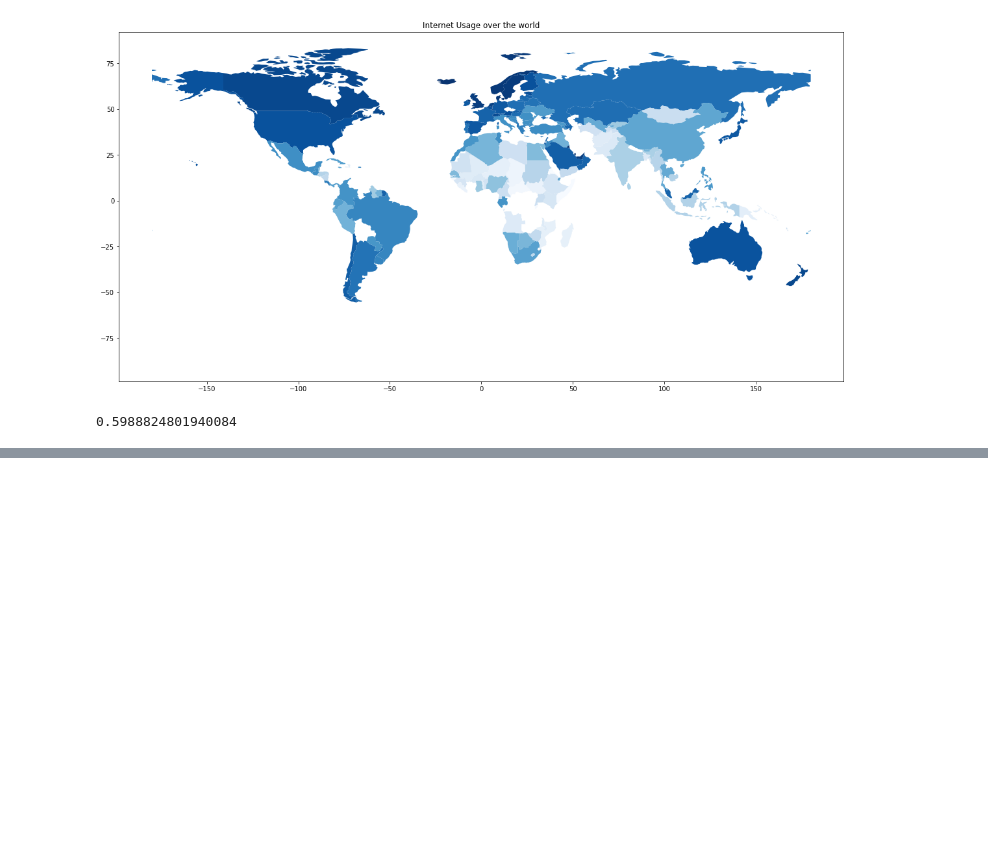
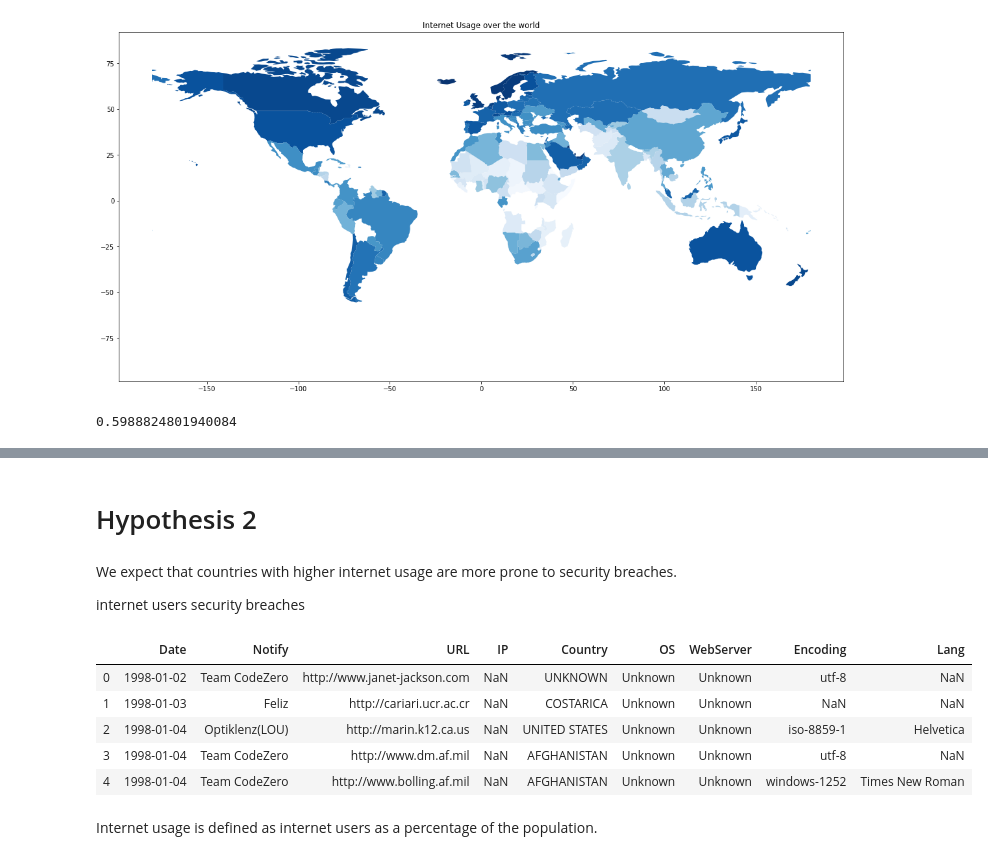
Before and after one commit to welisalewis/final_project_2020Sp, a Jupyter notebook: Internet_usage_insights-Final.ipynb, the cells around one changed output, grey strips where cells are left out. Saved outputs shown, nothing was run; the diff lists cells and outputs as text; code cells hidden in the pictures; blank space fills up the shorter version.

```diff
--- a/Internet_usage_insights-Final.ipynb
+++ b/Internet_usage_insights-Final.ipynb
@@ -213,0 +312,20 @@ fig.show()
+# %% [markdown]
+# Hypothesis 2
+# %% [markdown]
+We expect that countries with higher internet usage are more prone to security breaches.
+
+internet users
+security breaches
+# %%
+data_breaches = pd.read_csv("C:/Users/admin/Desktop/final_project_2020Sp/Data/databreaches.csv",encoding='latin-1')
+# %%
+data_breaches.head()
+# %% [output]
+|  | Date | Notify | URL | IP | Country | OS | WebServer | Encoding | Lang |
+| 0 | 1998-01-02 | Team CodeZero | http://www.janet-jackson.com | NaN | UNKNOWN | Unknown | Unknown | utf-8 | NaN |
+| 1 | 1998-01-03 | Feliz | http://cariari.ucr.ac.cr | NaN | COSTARICA | Unknown | Unknown | NaN | NaN |
+| 2 | 1998-01-04 | Optiklenz(LOU) | http://marin.k12.ca.us | NaN | UNITED STATES | Unknown | Unknown | iso-8859-1 | Helvetica |
+| 3 | 1998-01-04 | Team CodeZero | http://www.dm.af.mil | NaN | AFGHANISTAN | Unknown | Unknown | utf-8 | NaN |
+| 4 | 1998-01-04 | Team CodeZero | http://www.bolling.af.mil | NaN | AFGHANISTAN | Unknown | Unknown | windows-1252 | Times New Roman |
+# %% [markdown]
+Internet usage is defined as internet users as a percentage of the population.
```
Also changed, not shown: parts of 60 cells of this notebook.
